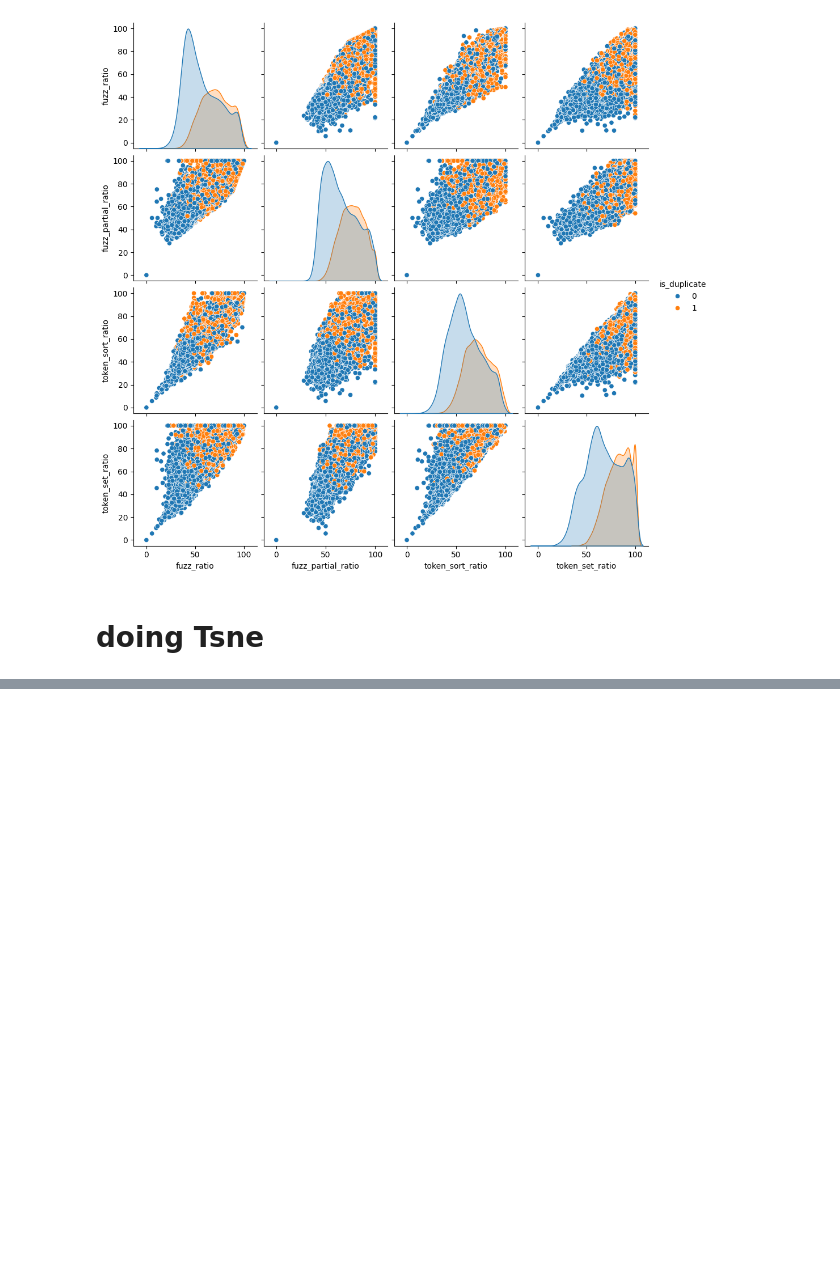
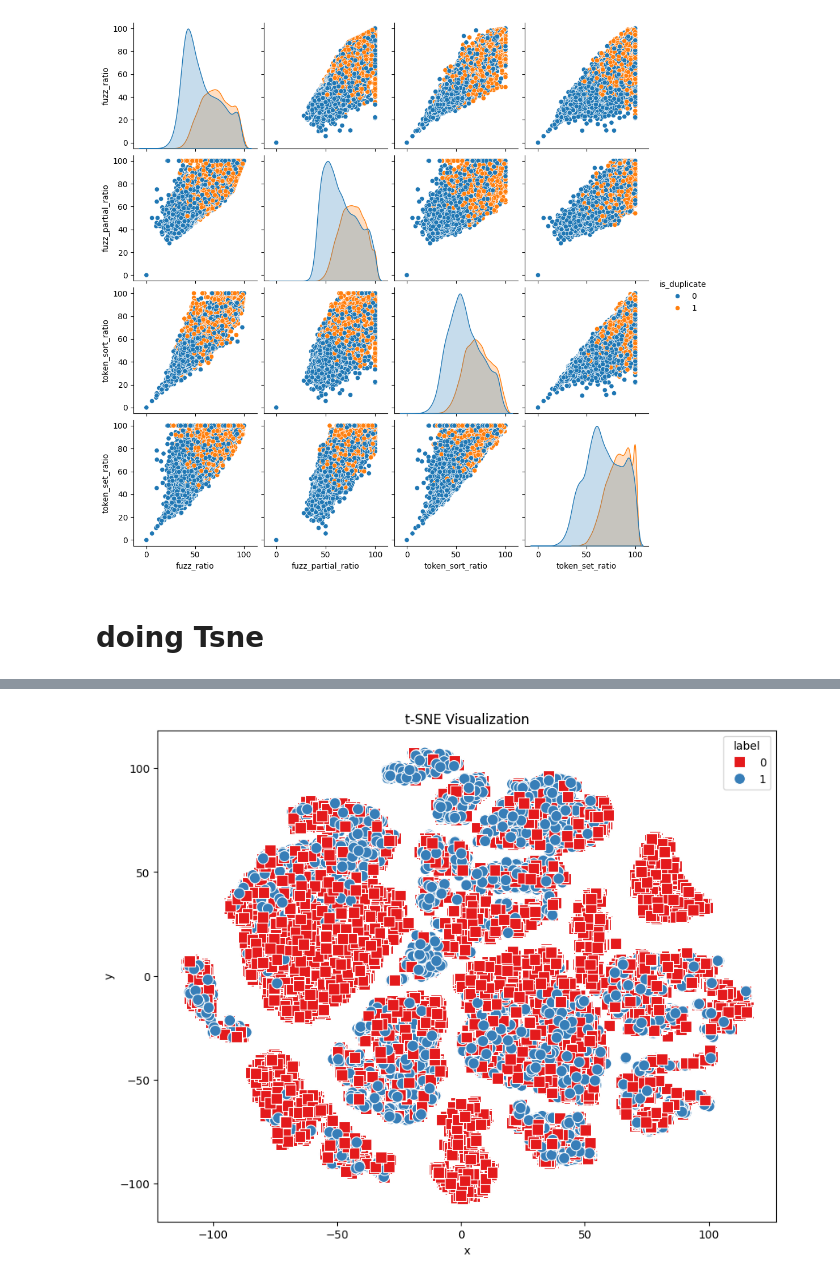
Before and after one commit to Saransh-Basu-01/Quora-Question-Pairs, a Jupyter notebook: Quora Question Pairs.ipynb, the cells around one changed output, grey strips where cells are left out. Drawn from its saved outputs; the diff is of its cells as text; code cells hidden in the pictures; blank space fills up the shorter version.

```diff
--- a/Quora Question Pairs.ipynb
+++ b/Quora Question Pairs.ipynb
@@ -1034,0 +1072,9 @@ sns.pairplot(new_df[['fuzz_ratio', 'fuzz_partial_ratio','token_sort_ratio','toke
+# %%
+plt.figure(figsize=(10, 8))
+sns.scatterplot(data=x_df, x='x', y='y', hue='label',
+                palette="Set1", style='label', markers=['s', 'o'],
+                s=100)  # s controls marker size
+plt.title('t-SNE Visualization')
+plt.show()
+# %% [output]
+[figure, added]
```
Also changed, not shown: parts of 12 cells of this notebook.
